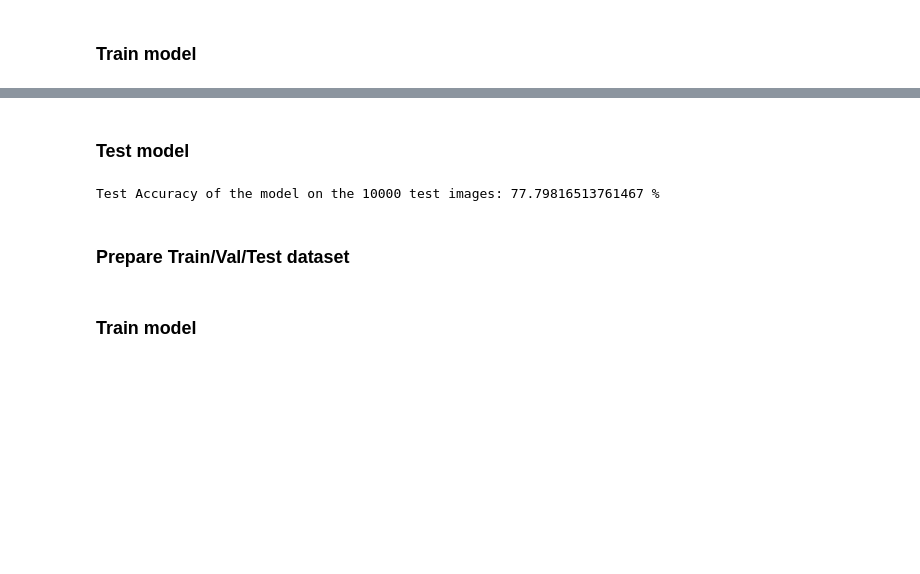
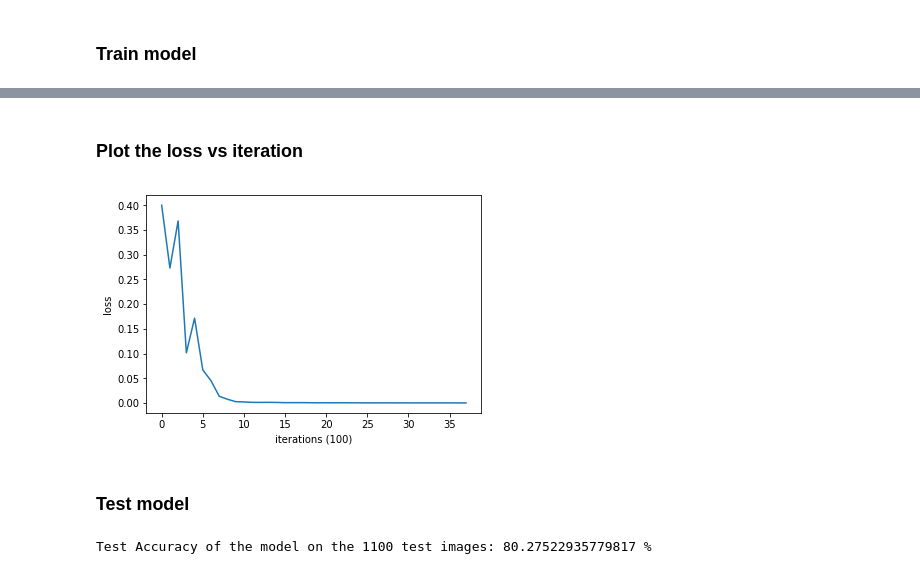
Before and after one commit to naellenhe/CNN_sentence_classifier_pytorch, a Jupyter notebook: CNN_sentence_pytorch.ipynb, the cells around one changed output, grey strips where cells are left out. Drawn from its saved outputs; the diff is of its cells as text; code cells hidden in the pictures; blank space fills up the shorter version.

Commit message:
revise model and learning rate

```diff
--- a/CNN_sentence_pytorch.ipynb
+++ b/CNN_sentence_pytorch.ipynb
@@ -424,8 +427,20 @@ class ConvPoolLayer(nn.Module):
             nn.MaxPool2d(kernel_size=(60, 1), stride=None))
 
         # Fully Connected 1 (readout)
-        self.fc1 = nn.Linear(300, 100)
-        self.fc2 = nn.Linear(100, num_classes)
+        self.fc = nn.Sequential(
+            nn.Linear(300, 100),
+            nn.ReLU(),
+            nn.Linear(100, num_classes))
+
+        # Initialize all parameters using kaiming normalization
+        self.init_weights_kaiming()
+
+    def init_weights_kaiming(self):
+        #Use kaiming normalization to initialize the parameters
+        for layer in [self.ngram1, self.ngram2, self.ngram3, self.fc]:
+            for m in layer:
+                if type(m) == nn.Conv2d or type(m) == nn.Linear:
+                    m.weight = nn.init.kaiming_normal_(m.weight)
 
     def forward(self, x):
 
@@ -437,8 +452,7 @@ class ConvPoolLayer(nn.Module):
         out = out.view(out.size(0), -1)
 
         # Linear function (readout)
-        out = self.fc1(out)
-        out = self.fc2(out)
+        out = self.fc(out)
 
         return out
 # %%
@@ -467,7 +479,8 @@ ConvPoolLayer(
 # %%
 criterion = nn.CrossEntropyLoss()
 # %%
-optimizer = torch.optim.Adam(model.parameters(), lr=0.01)
+learning_rate = 0.001
+optimizer = torch.optim.Adam(model.parameters(), lr=learning_rate)
 # %%
 for p in model.parameters():
     print(p.shape)
@@ -486,10 +499,13 @@ torch.Size([2])
 ### Train model
 # %%
 num_epochs = 20
+avg_losses = list()
 iter = 0
 # accuracies = []
 for epoch in range(num_epochs):
     for i, (images, labels) in enumerate(train_loader):
+        total_loss = list()
+
         # Load images as Variable
         images = Variable(images) # Now we dont need to resize like images.view(xx)
         labels = Variable(labels)
@@ -506,12 +522,17 @@ for epoch in range(num_epochs):
         # Getting gradients w.r.t paramters
         loss.backward()
 
+        # Track loss to plot the result
+        total_loss.append(loss.item())
+
         # Updating parameters
         optimizer.step()
 
         iter += 1
 
-        if iter % 50 == 0:
+        if iter % 100 == 0:
             # Print Loss
             print('Iteration: {}. Loss: {}.'.format(iter, loss.item()))
+            avg_loss = np.divide(np.sum(total_loss), len(total_loss))
+            avg_losses.append(avg_loss)
 # %% [output]
@@ -535,6 +556,17 @@ Iteration: 3800. Loss: 0.17696605622768402.
+# %% [markdown]
+### Plot the loss vs iteration
+# %%
+x_axis = np.arange(len(avg_losses))
+plt.plot(x_axis, avg_losses, label='train')
+plt.xlabel('iterations (100)')
+plt.ylabel('loss')
+plt.show()
+# %% [output]
+[figure, added]
 # %% [markdown]
 ### Test model
 # %%
+n_test = len(test_loader) * batch_size
 wrong_predictions = []
 
 model.eval()
@@ -557,8 +589,6 @@ with torch.no_grad():
         for img, lbl, out in zip(err_imgs, err_labels, err_outputs):
             wrong_predictions.append((img, lbl, out))
 
-    print('Test Accuracy of the model on the 10000 test images: {} %'.format(100 * correct / total))
+    print('Test Accuracy of the model on the {} test images: {} %'.format(n_test, 100 * correct / total))
 # %% [output]
-Test Accuracy of the model on the 10000 test images: 77.79816513761467 %
+Test Accuracy of the model on the 1100 test images: 80.27522935779817 %
-# %% [markdown]
-### Prepare Train/Val/Test dataset
@@ -589,2 +594,0 @@ val_set = new_data[n_train_batches*batch_size:,:]
-# %% [markdown]
-### Train model
```
Also changed, not shown: parts of 9 cells of this notebook.
